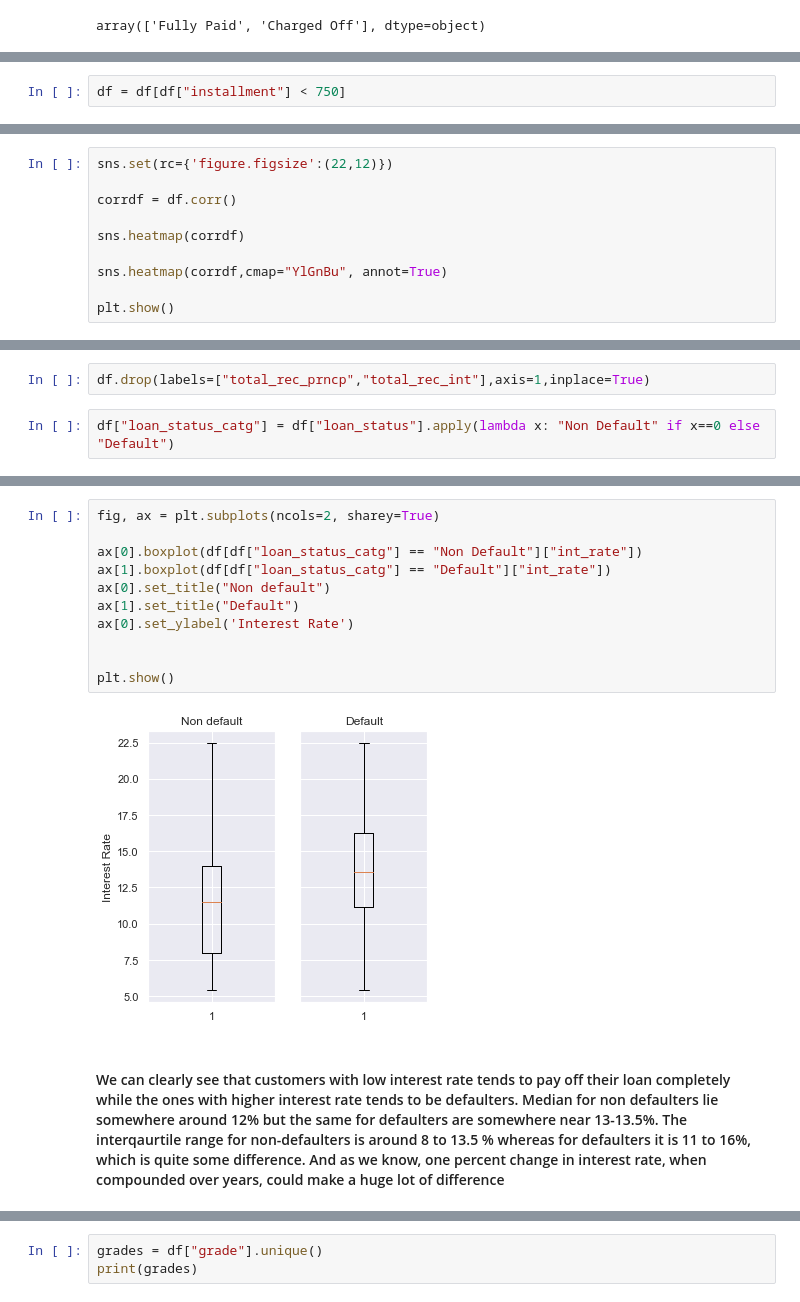
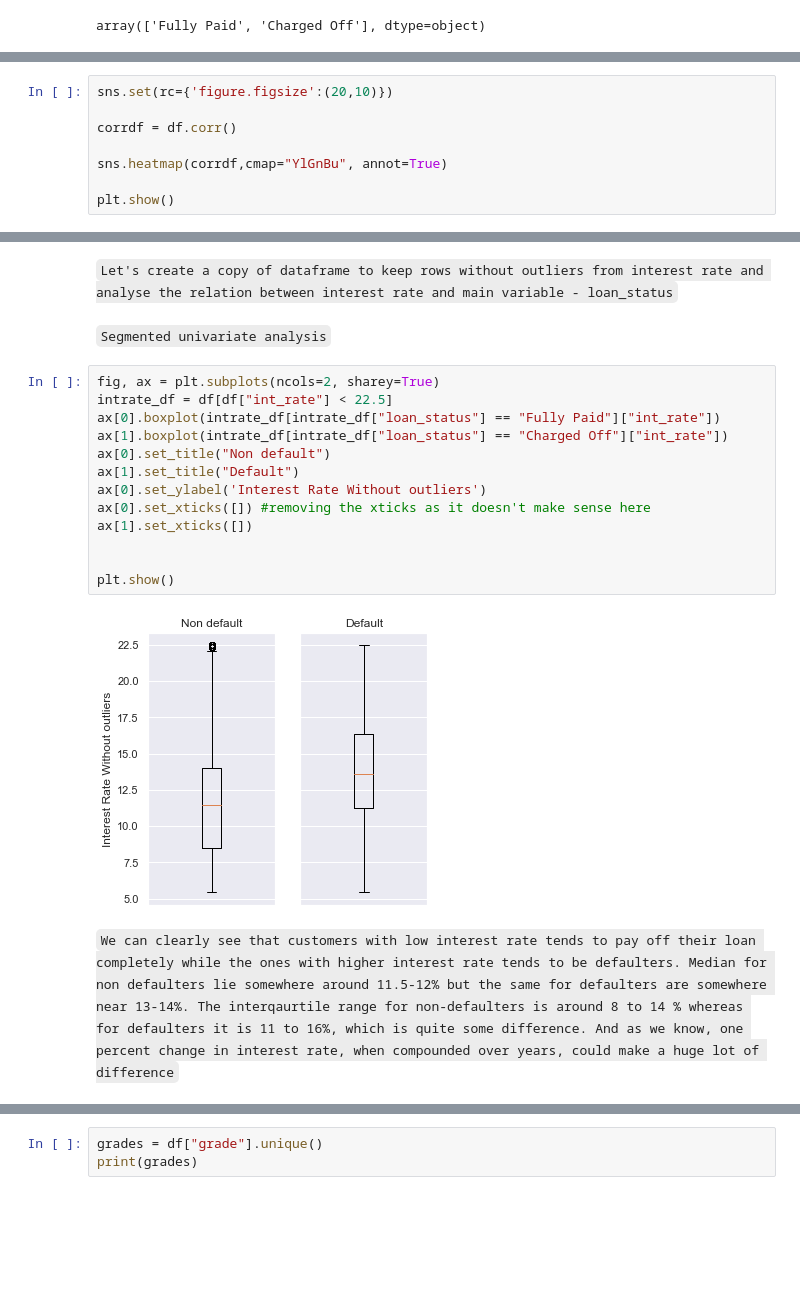
Before and after one commit to IamVib/LengingClubCaseStudy, a Jupyter notebook: Group_Facilitator_Vibhor.ipynb, the cells around one changed output, grey strips where cells are left out. Cells and saved outputs as stored; diff of their text form; blank space fills up the shorter version.

```diff
--- a/Group_Facilitator_Vibhor.ipynb
+++ b/Group_Facilitator_Vibhor.ipynb
@@ -577,2 +482,0 @@ df["installment"].plot.box()
-# %%
-df = df[df["installment"] < 750]
@@ -607,9 +525,7 @@ memory usage: 7.5+ MB
 # %%
-sns.set(rc={'figure.figsize':(22,12)})
+sns.set(rc={'figure.figsize':(20,10)})
 
 corrdf = df.corr()
-
-sns.heatmap(corrdf)
 
 sns.heatmap(corrdf,cmap="YlGnBu", annot=True)
 
@@ -624,4 +536,0 @@ plt.show()
-# %%
-df.drop(labels=["total_rec_prncp","total_rec_int"],axis=1,inplace=True)
-# %%
-df["loan_status_catg"] = df["loan_status"].apply(lambda x: "Non Default" if x==0 else "Default")
@@ -632,15 +556,21 @@ sns.set(rc={'figure.figsize':(5,5)})
+# %% [markdown]
+`Let's create a copy of dataframe to keep rows without outliers from interest rate and analyse the relation between interest rate and main variable - loan_status`
+# %% [markdown]
+`Segmented univariate analysis`
 # %%
 fig, ax = plt.subplots(ncols=2, sharey=True)
-
-ax[0].boxplot(df[df["loan_status_catg"] == "Non Default"]["int_rate"])
-ax[1].boxplot(df[df["loan_status_catg"] == "Default"]["int_rate"])
+intrate_df = df[df["int_rate"] < 22.5]
+ax[0].boxplot(intrate_df[intrate_df["loan_status"] == "Fully Paid"]["int_rate"])
+ax[1].boxplot(intrate_df[intrate_df["loan_status"] == "Charged Off"]["int_rate"])
 ax[0].set_title("Non default")
 ax[1].set_title("Default")
-ax[0].set_ylabel('Interest Rate')
+ax[0].set_ylabel('Interest Rate Without outliers')
+ax[0].set_xticks([]) #removing the xticks as it doesn't make sense here
+ax[1].set_xticks([])
 
 
 plt.show()
 # %% [output]
-[figure, old version]
+[figure, new version]
 # %% [markdown]
-#### We can clearly see that customers with low interest rate tends to pay off their loan completely while the ones with higher interest rate tends to be defaulters. Median for non defaulters lie somewhere around 12% but the same for defaulters are somewhere near 13-13.5%. The interqaurtile range for non-defaulters is around 8 to 13.5 % whereas for defaulters it is 11 to 16%, which is quite some difference. And as we know, one percent change in interest rate, when compounded over years, could make a huge lot of difference
+`We can clearly see that customers with low interest rate tends to pay off their loan completely while the ones with higher interest rate tends to be defaulters. Median for non defaulters lie somewhere around 11.5-12% but the same for defaulters are somewhere near 13-14%. The interqaurtile range for non-defaulters is around 8 to 14 % whereas for defaulters it is 11 to 16%, which is quite some difference. And as we know, one percent change in interest rate, when compounded over years, could make a huge lot of difference`
```
Also changed, not shown: parts of 226 cells of this notebook, 1 other file.
